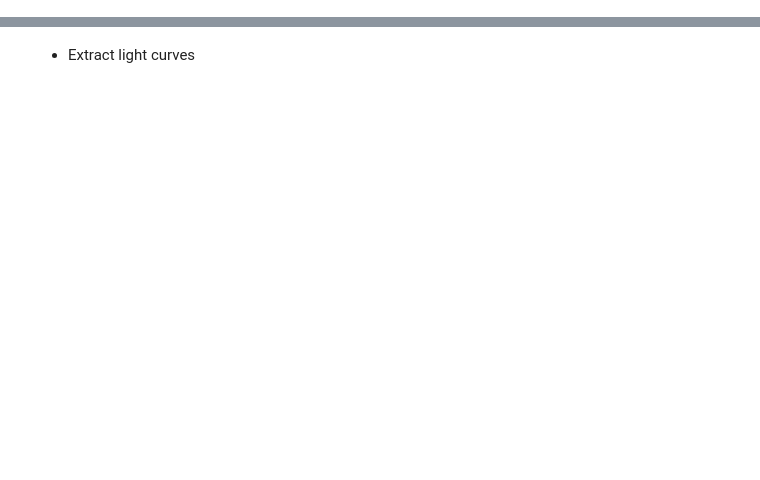
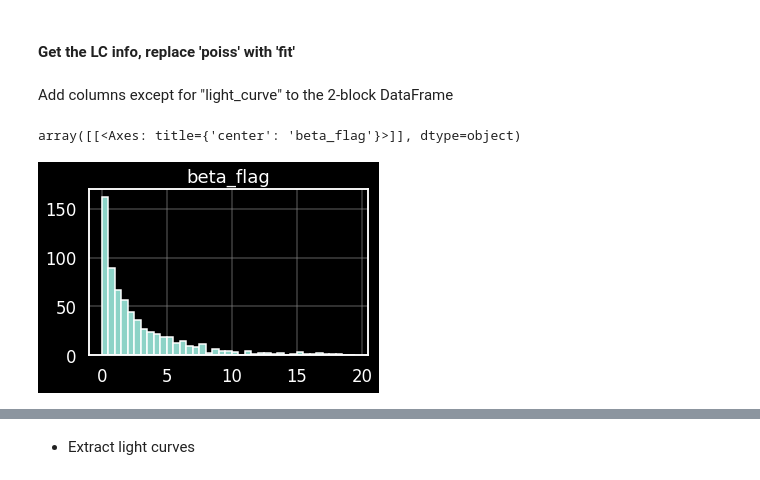
Before and after one commit to tburnett/agnsteps, a Jupyter notebook: transition.ipynb, the cells around one changed output, grey strips where cells are left out. Drawn from its saved outputs; the diff is of its cells as text; code cells hidden in the pictures; blank space fills up the shorter version.

```diff
--- a/transition.ipynb
+++ b/transition.ipynb
@@ -30,0 +187,44 @@ Apply margin=50 weeks: <br>Found 766 candidates, with the association categories
+# %%
+show("""#### Get the LC info, replace 'poiss' with 'fit'  """)
+
+
+class LC(dict):
+    """ Make a class to encapsulate light curve stuff"""
+
+    def __init__(self, d):
+
+        from wtlike.poisson import Poisson
+
+        # replace 'poiss' triple with Poisson object, 'fit'
+        if 'poiss' in d:
+            d['fit'] =  pd.Series(d['poiss']).apply(Poisson)
+            d.pop('poiss')
+
+        self['light_curve']= df = pd.DataFrame.from_dict(d)
+
+        # secondary
+        assert len(d['t'])==2, 'Expect only nbb==2'
+        fx = list(df.flux.values)
+        self['time'], self['t2'] = list(df.tw.values)
+        self['flux_ratio'] = fx[1]/fx[0] if fx[0]>0 else np.nan
+
+        beta, sig_beta = [np.array(list(df[k].values)) for k in 'beta sig_beta'.split()]
+
+        t =list(filter(lambda x: not np.isnan(x), beta/sig_beta))
+        self['beta_flag'] = np.nan if len(t)==0 else max(t)
+
+
+lcs = pd.Series(index=df.index, data= [(LC(vdb[uw_ref]['light_curve'])) for uw_ref in df.uw_name], name='light_curve')
+show(""" Add columns except for "light_curve" to the 2-block DataFrame""")
+for k,v in lcs.items():
+    for kk, vv in v.items():
+        if kk=='light_curve': continue
+        df.loc[k,kk] = vv
+# %% [output]
+#### Get the LC info, replace 'poiss' with 'fit'
+Add columns except for "light_curve" to the 2-block DataFrame
+# %%
+df.hist('beta_flag', bins=np.arange(0,20,0.5))
+# %% [output]
+array([[<Axes: title={'center': 'beta_flag'}>]], dtype=object)
+[figure, added]
```
Also changed, not shown: parts of 26 cells of this notebook, 5 other files.
